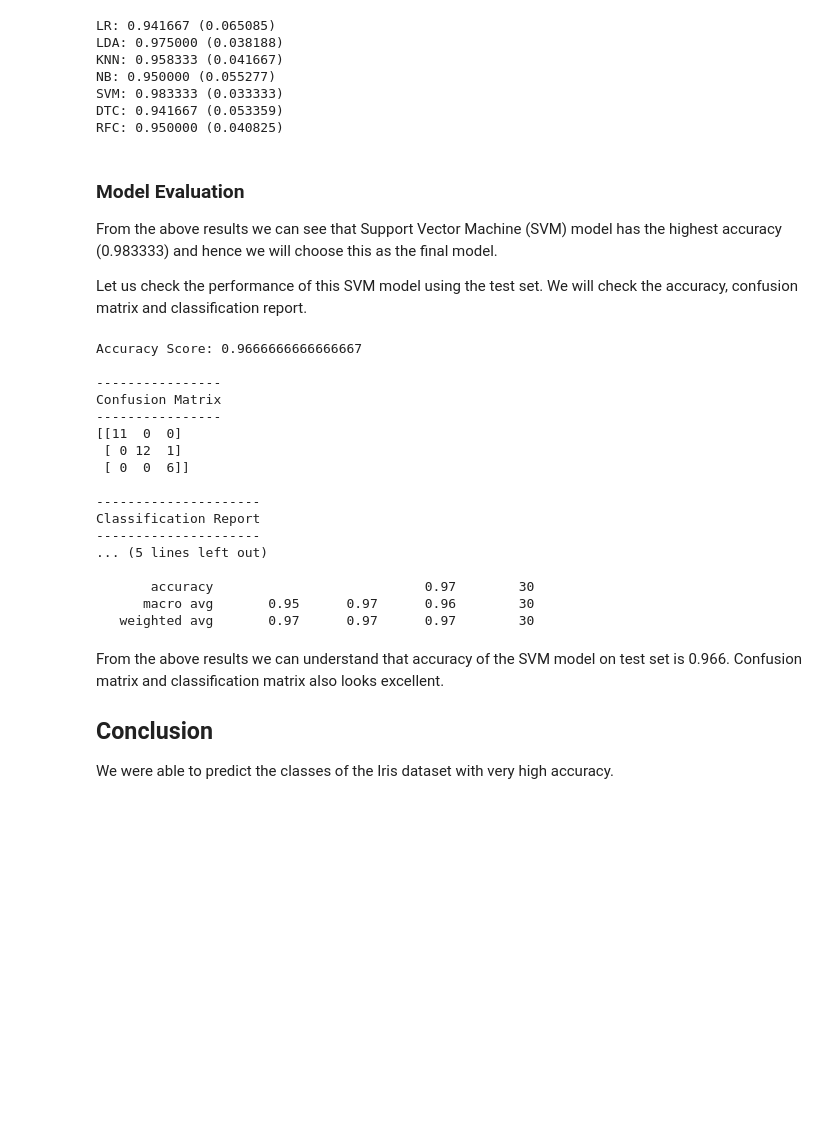
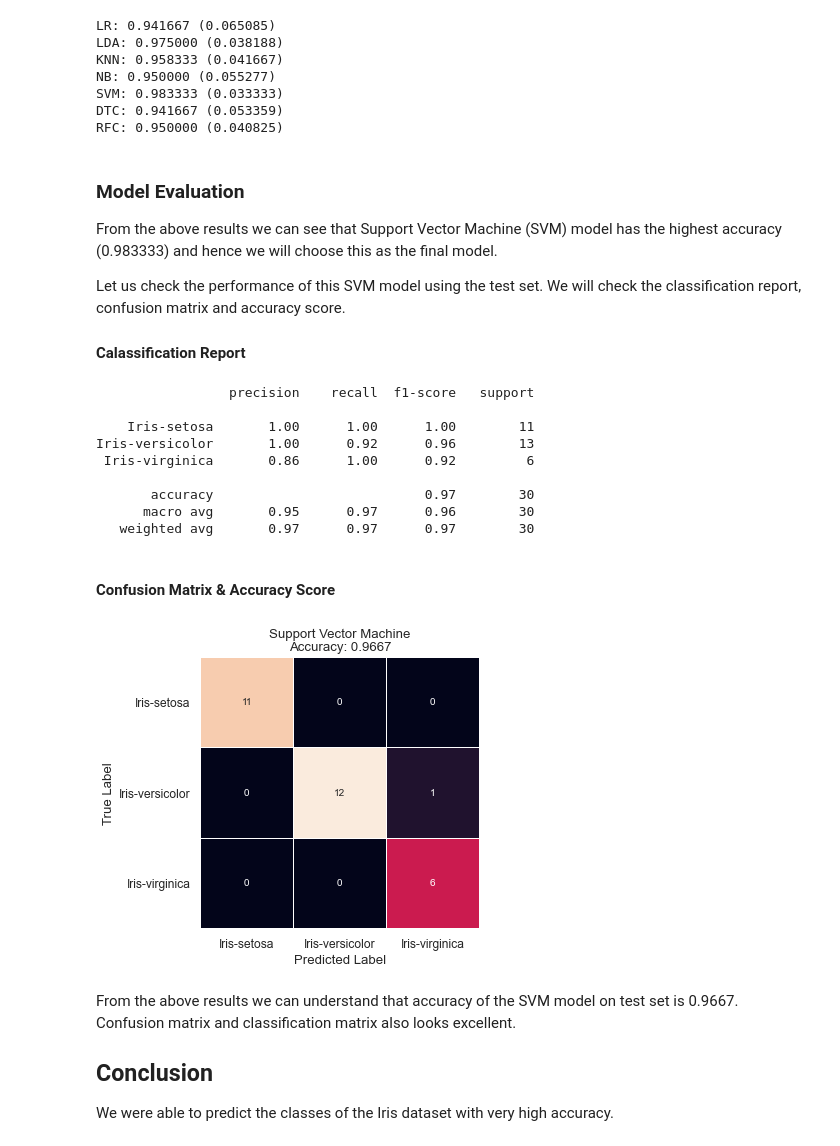
Before and after one commit to mathewajik/machine-learning-python, a Jupyter notebook: iris_flower_classification/iris_flower_classification.ipynb, the cells around one changed output. Saved outputs shown, nothing was run; the diff lists cells and outputs as text; code cells hidden in the pictures; blank space fills up the shorter version.

```diff
--- a/iris_flower_classification/iris_flower_classification.ipynb
+++ b/iris_flower_classification/iris_flower_classification.ipynb
@@ -203,7 +222,9 @@ RFC: 0.950000 (0.040825)
 
 From the above results we can see that Support Vector Machine (SVM) model has the highest accuracy (0.983333) and hence we will choose this as the final model.
 
-Let us check the performance of this SVM model using the test set. We will check the accuracy, confusion matrix and classification report.
+Let us check the performance of this SVM model using the test set. We will check the classification report, confusion matrix and accuracy score.
+
+#### Calassification Report
 # %%
 from sklearn.metrics import accuracy_score
 from sklearn.metrics import confusion_matrix
@@ -213,31 +234,36 @@ model = SVC(gamma='auto')
 model.fit(X_train, y_train)
 y_pred = model.predict(X_test)
 
-print('Accuracy Score: ' + str(accuracy_score(y_test, y_pred)))
-print('\n----------------\nConfusion Matrix\n----------------')
-print(confusion_matrix(y_test, y_pred))
-print('\n---------------------\nClassification Report\n---------------------')
 print(classification_report(y_test, y_pred))
 # %% [output]
-Accuracy Score: 0.9666666666666667
+                 precision    recall  f1-score   support
 
-----------------
-Confusion Matrix
-----------------
-[[11  0  0]
- [ 0 12  1]
- [ 0  0  6]]
-
----------------------
-Classification Report
----------------------
-... (5 lines left out)
+    Iris-setosa       1.00      1.00      1.00        11
+Iris-versicolor       1.00      0.92      0.96        13
+ Iris-virginica       0.86      1.00      0.92         6
 
        accuracy                           0.97        30
       macro avg       0.95      0.97      0.96        30
    weighted avg       0.97      0.97      0.97        30
+# %% [markdown]
+#### Confusion Matrix & Accuracy Score
+# %%
+cm = confusion_matrix(y_test, y_pred)
+cm_df = pd.DataFrame(cm,
+                     index = dataset['class'].unique(),
+                     columns = dataset['class'].unique())
+
+plt.figure(figsize=(5,5))
+sns.heatmap(cm_df, annot=True, linewidths=.5, cbar=False)
+plt.yticks(rotation=0)
+plt.title('Support Vector Machine\nAccuracy: {0:.4f}'.format(accuracy_score(y_test, y_pred)))
+plt.ylabel('True Label')
+plt.xlabel('Predicted Label')
+plt.show()
+# %% [output]
+[figure, added]
 # %% [markdown]
-From the above results we can understand that accuracy of the SVM model on test set is 0.966. Confusion matrix and classification matrix also looks excellent.
+From the above results we can understand that accuracy of the SVM model on test set is 0.9667. Confusion matrix and classification matrix also looks excellent.
 
 ## Conclusion
 
```
Also changed, not shown: parts of 7 cells of this notebook.
